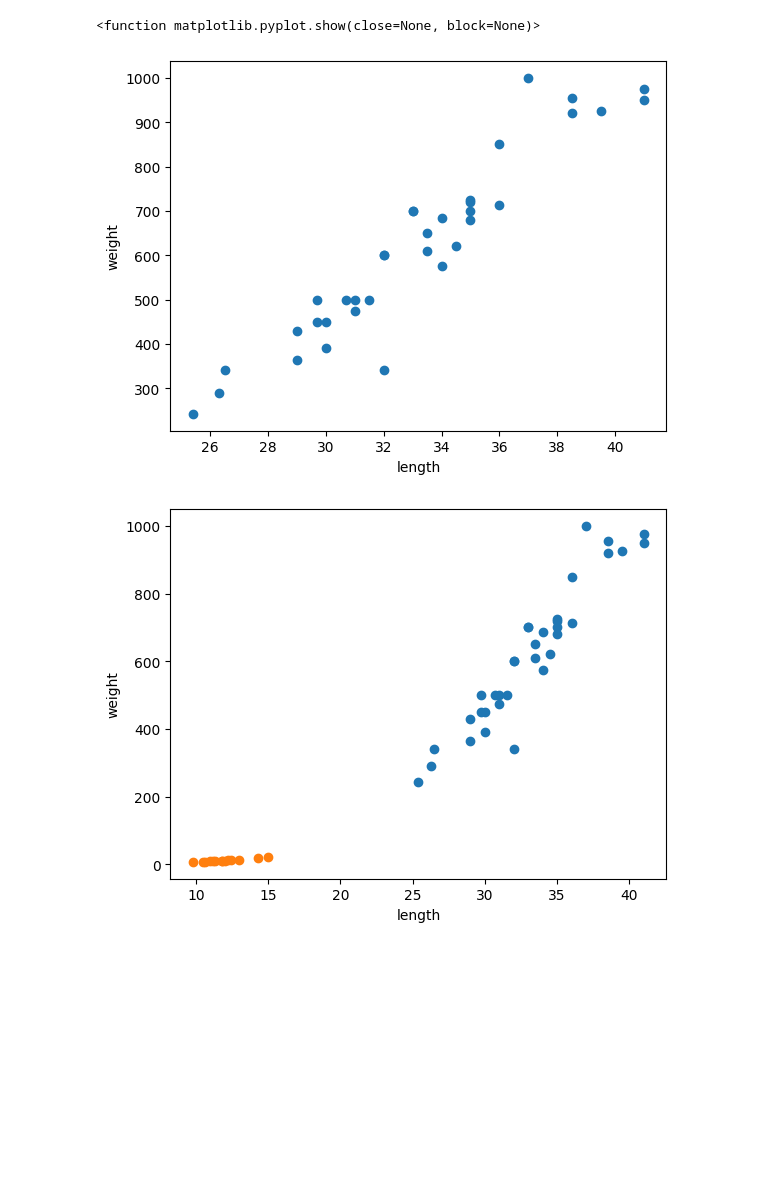
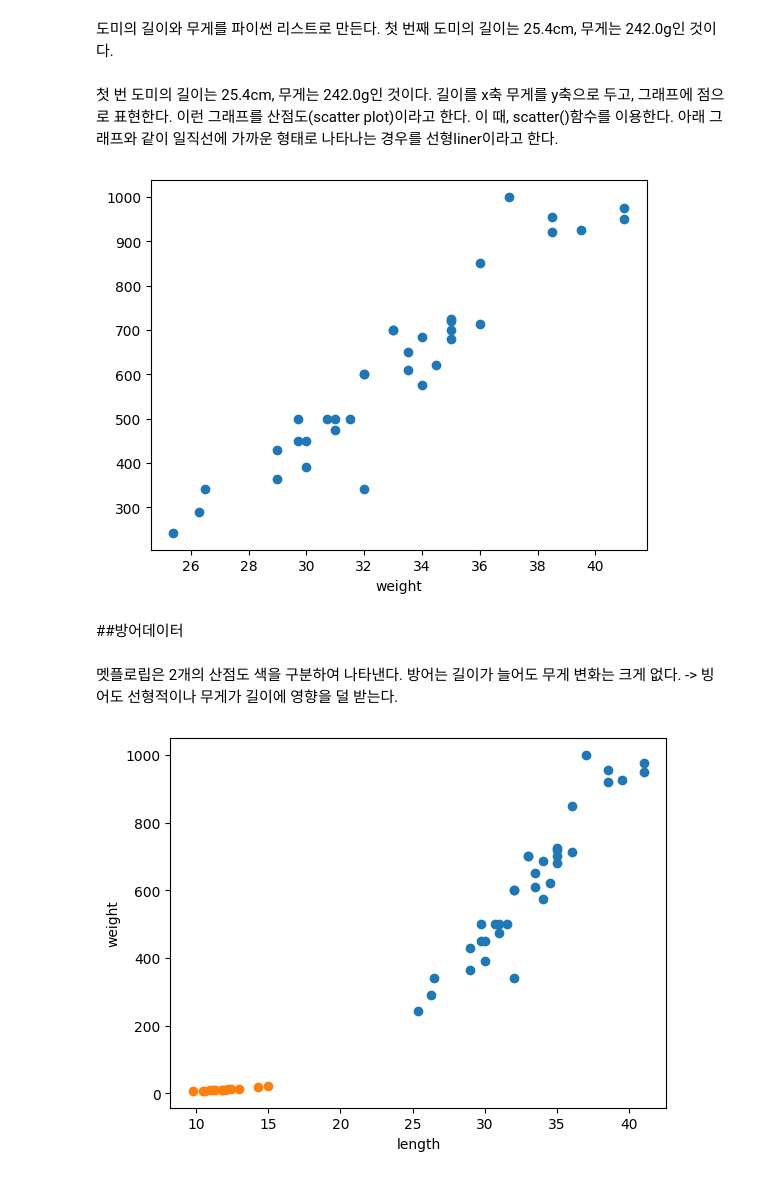
Before and after one commit to shqtbz143/202135992, a Jupyter notebook: 1.ipynb, the cells around one changed output. Drawn from its saved outputs; the diff is of its cells as text; code cells hidden in the pictures; blank space fills up the shorter version.

```diff
--- a/1.ipynb
+++ b/1.ipynb
@@ -3,16 +3,28 @@
+# %% [markdown]
+도미의 길이와 무게를 파이썬 리스트로 만든다.
+첫 번째 도미의 길이는 25.4cm, 무게는 242.0g인 것이다.
 # %%
 bream_length = [25.4, 26.3, 26.5, 29.0, 29.0, 29.7, 29.7, 30.0, 30.0, 30.7, 31.0, 31.0, 31.5, 32.0, 32.0, 32.0, 33.0, 33.0, 33.5, 33.5, 34.0, 34.0, 34.5, 35.0, 35.0, 35.0, 35.0, 36.0, 36.0, 37.0, 38.5, 38.5, 39.5, 41.0, 41.0]
 bream_weight = [242.0, 290.0, 340.0, 363.0, 430.0, 450.0, 500.0, 390.0, 450.0, 500.0, 475.0, 500.0, 500.0, 340.0, 600.0, 600.0, 700.0, 700.0, 610.0, 650.0, 575.0, 685.0, 620.0, 680.0, 700.0, 725.0, 720.0, 714.0, 850.0, 1000.0, 920.0, 955.0, 925.0, 975.0, 950.0]
+# %% [markdown]
+첫 번 도미의 길이는 25.4cm, 무게는 242.0g인 것이다.
+길이를 x축 무게를 y축으로 두고, 그래프에 점으로 표현한다.
+이런 그래프를 산점도(scatter plot)이라고 한다.
+이 때, scatter()함수를 이용한다.
+아래 그래프와 같이 일직선에 가까운 형태로 나타나는 경우를 선형liner이라고 한다.
 # %%
-import matplotlib.pyplot as plt
-
+import matplotlib.pyplot as plt #matplotlib의 pylot 함수를 plt로 줄여서 사용
 plt.scatter(bream_length, bream_weight)
 plt.xlabel('length')
-plt.ylabel('weight')
-plt.show
+plt.xlabel('weight')
+plt.show()
 # %% [output]
-<function matplotlib.pyplot.show(close=None, block=None)>
-[figure, old version]
+[figure, new version]
+# %% [markdown]
+##방어데이터
+# %% [markdown]
+멧플로립은 2개의 산점도 색을 구분하여 나타낸다.
+방어는 길이가 늘어도 무게 변화는 크게 없다. -> 빙어도 선형적이나 무게가 길이에 영향을 덜 받는다.
 # %%
 smelt_length = [9.8, 10.5, 10.6, 11.0, 11.2, 11.3, 11.8, 11.8, 12.0, 12.2, 12.4, 13.0, 14.3, 15.0]
 smelt_weight = [6.7, 7.5, 7.0, 9.7, 9.8, 8.7, 10.0, 9.9, 9.8, 12.2, 13.4, 12.2, 19.7, 19.9]
```
Also changed, not shown: parts of 23 cells of this notebook.
